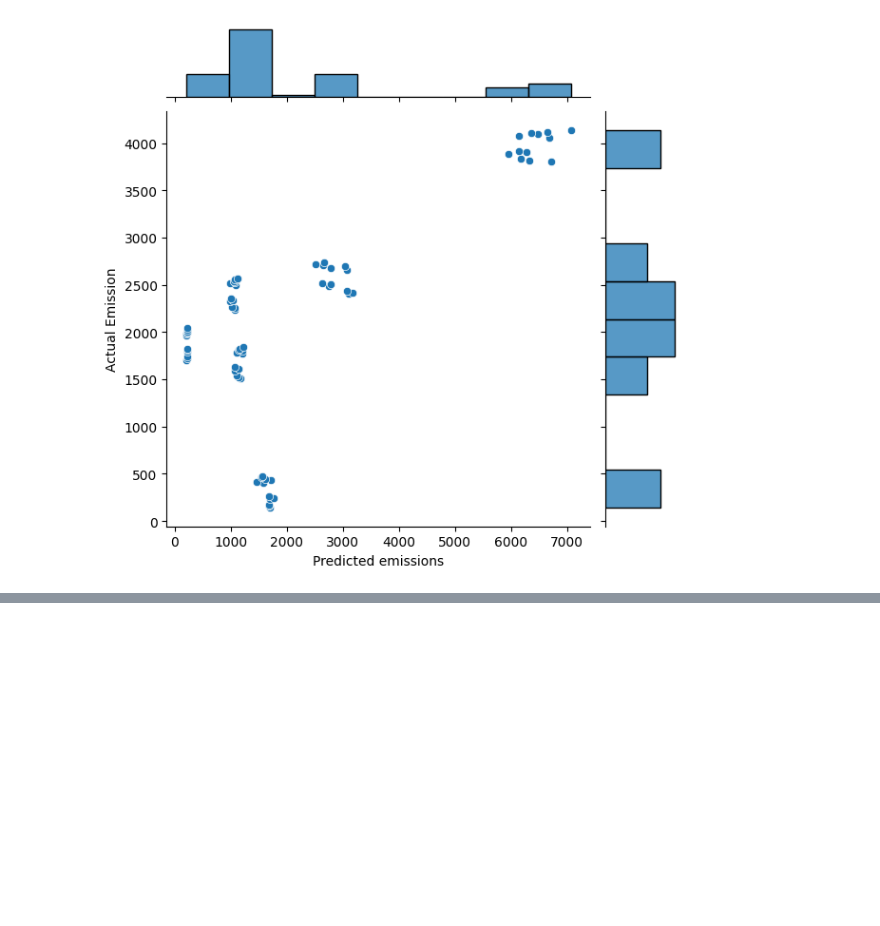
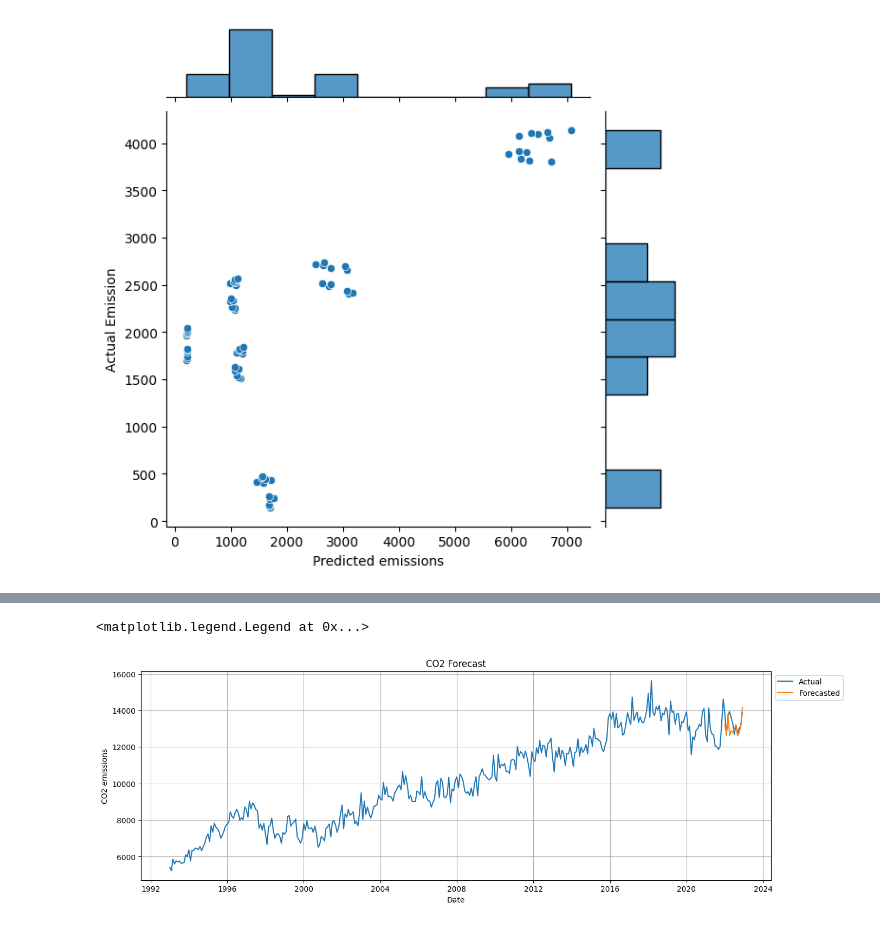
Before and after one commit to pjcroxas/Data-Analytics, a Jupyter notebook: CO2_Emission_Forecasting.ipynb, the cells around one changed output, grey strips where cells are left out. Saved outputs shown, nothing was run; the diff lists cells and outputs as text; code cells hidden in the pictures; blank space fills up the shorter version.

```diff
--- a/CO2_Emission_Forecasting.ipynb
+++ b/CO2_Emission_Forecasting.ipynb
@@ -408,0 +456,4 @@ Text(37.722222222222214, 0.5, 'Actual Emission')
+# %%
+main_test["emissions_tons"] = xgb_model.predict(main_test)
+main_test["type"] = "Forecasted"
+main_test.sample(3)
@@ -408,0 +466,5 @@ Text(37.722222222222214, 0.5, 'Actual Emission')
+# %%
+emissions_actual = pd.concat([main_train, main_valid], axis=0)
+emissions_actual["type"] = "Actual"
+emissions_total = pd.concat([emissions_actual, main_test], axis=0)
+emissions_total.sample(3)
@@ -408,0 +477,18 @@ Text(37.722222222222214, 0.5, 'Actual Emission')
+# %%
+emission_forecast_grp = emissions_total.groupby(["year", "month","type"]).sum()["emissions_tons"].reset_index()
+emission_forecast_grp['date'] = pd.to_datetime(emission_forecast_grp['year'].astype(str) + '-' + emission_forecast_grp['month'].astype(str), format='%Y-%m')
+# emission_forecast_grp.set_index('date', inplace=True)
+# %%
+plt.figure(figsize=(15,5))
+sns.lineplot(emission_forecast_grp,
+             x="date",
+             y="emissions_tons",
+             hue="type")
+plt.grid()
+plt.title("CO2 Forecast")
+plt.xlabel("Date")
+plt.ylabel("CO2 emissions")
+plt.legend(bbox_to_anchor=(1,1))
+# %% [output]
+<matplotlib.legend.Legend at 0x...>
+[figure, added]
```
Also changed, not shown: parts of 19 cells of this notebook.
